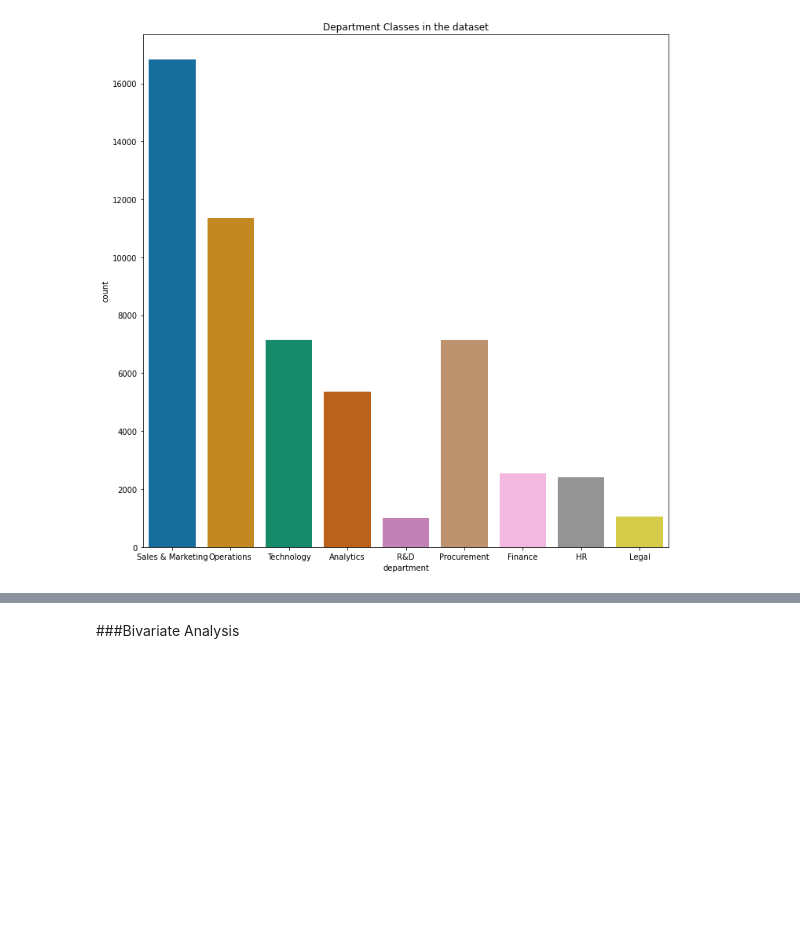
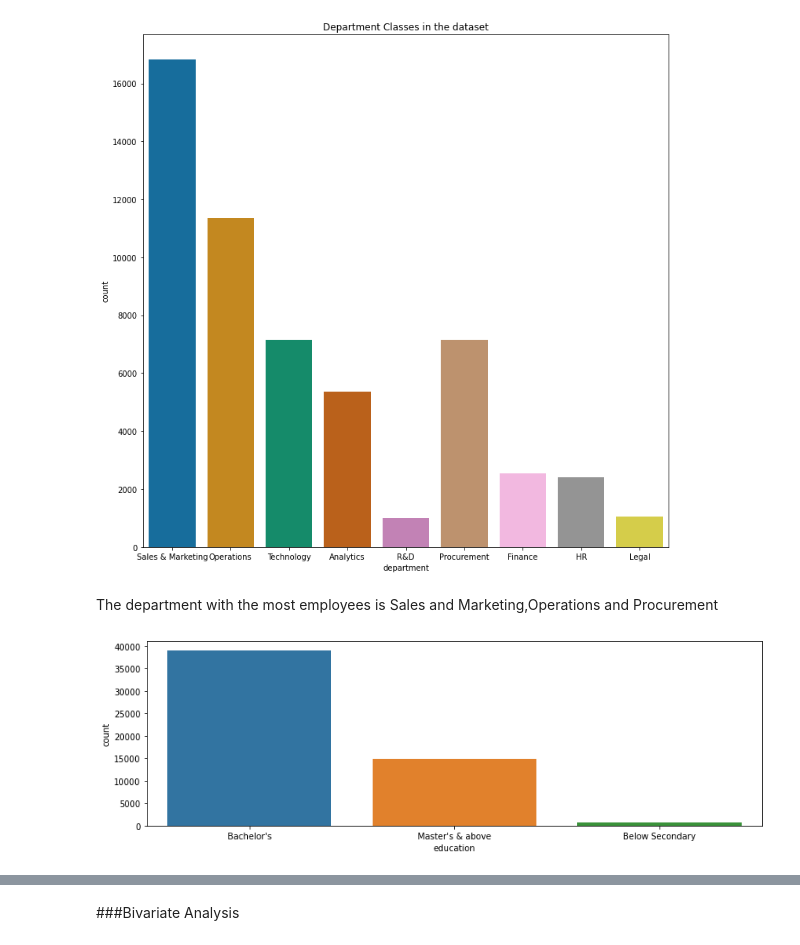
Before and after one commit to deelilah/HR-Promotion, a Jupyter notebook: TM_Assessment_with_MTA.ipynb, the cells around one changed output, grey strips where cells are left out. Drawn from its saved outputs; the diff is of its cells as text; code cells hidden in the pictures; blank space fills up the shorter version.

```diff
--- a/TM_Assessment_with_MTA.ipynb
+++ b/TM_Assessment_with_MTA.ipynb
@@ -321,3 +339,11 @@ plt.title('Department Classes in the dataset')
 plt.show()
 # %% [output]
 [figure]
+# %% [markdown]
+The department with the most employees is Sales and Marketing,Operations and Procurement
+# %%
+#Checking the highest level of education
+plt.figure(figsize=(13, 4))
+sns.countplot(df_new.education,order = df_new.education.value_counts().index);
+# %% [output]
+[figure, added]
```
Also changed, not shown: parts of 41 cells of this notebook.
